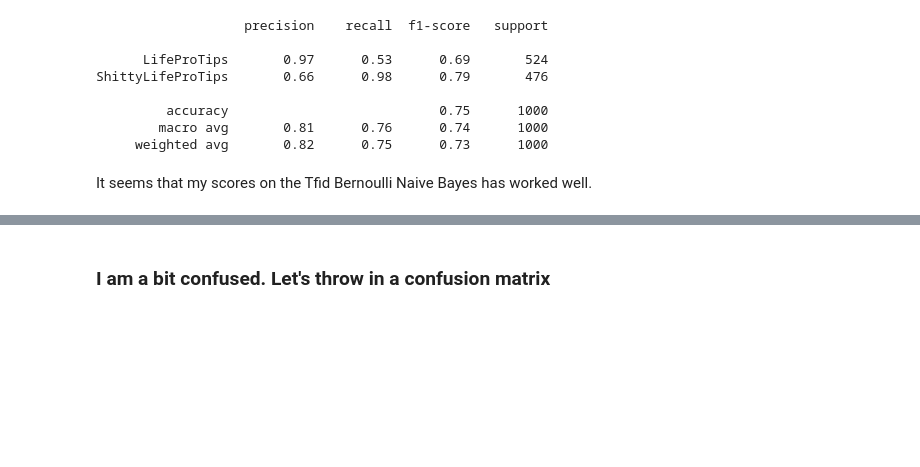
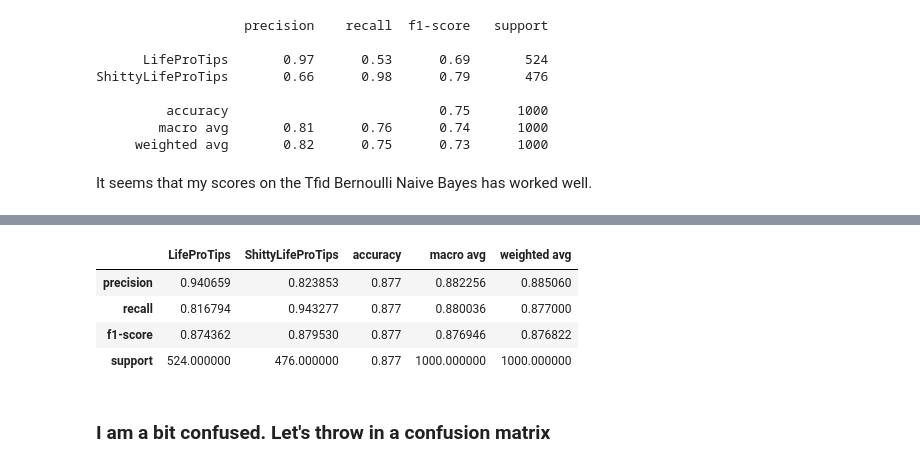
Before and after one commit to Umairican/NLP-Binary-Classification-reddit-Project, a Jupyter notebook: 02_modeling_tips.ipynb, the cells around one changed output, grey strips where cells are left out. Saved outputs shown, nothing was run; the diff lists cells and outputs as text; code cells hidden in the pictures; blank space fills up the shorter version.

```diff
--- a/02_modeling_tips.ipynb
+++ b/02_modeling_tips.ipynb
@@ -245,3 +245,5 @@ pipe.score(X_train, y_train)
 pipe.score(X_test, y_test)
 # %% [output]
 0.877
+# %%
+cvec_preds = pipe.predict(X_test)
@@ -283,3 +328,11 @@ It seems that my scores on the Tfid Bernoulli Naive Bayes has worked well.
+# %%
+cvec_tips_classification_df.head()
+# %% [output]
+|  | LifeProTips | ShittyLifeProTips | accuracy | macro avg | weighted avg |
+| precision | 0.940659 | 0.823853 | 0.877 | 0.882256 | 0.885060 |
+| recall | 0.816794 | 0.943277 | 0.877 | 0.880036 | 0.877000 |
+| f1-score | 0.874362 | 0.879530 | 0.877 | 0.876946 | 0.876822 |
+| support | 524.000000 | 476.000000 | 0.877 | 1000.000000 | 1000.000000 |
 # %% [markdown]
 ### I am a bit confused. Let's throw in a confusion matrix
 # %%
```
Also changed, not shown: parts of 10 cells of this notebook, 6 other files.
